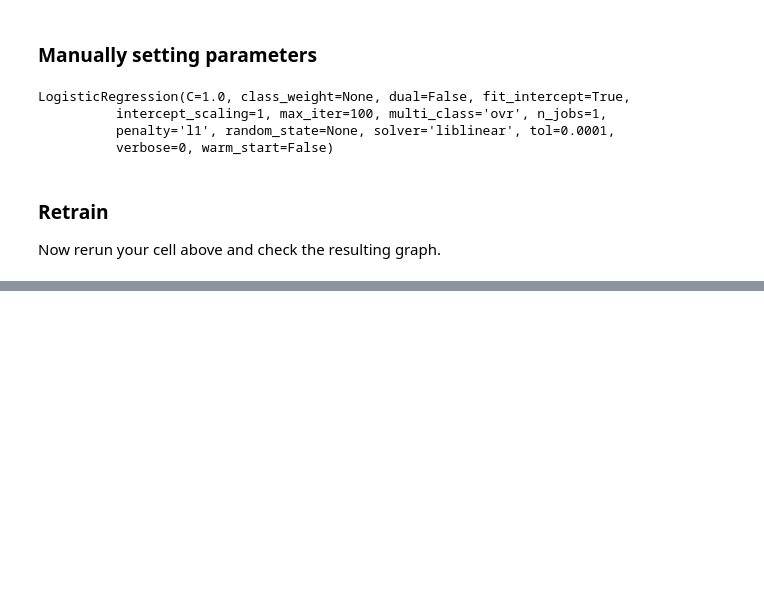
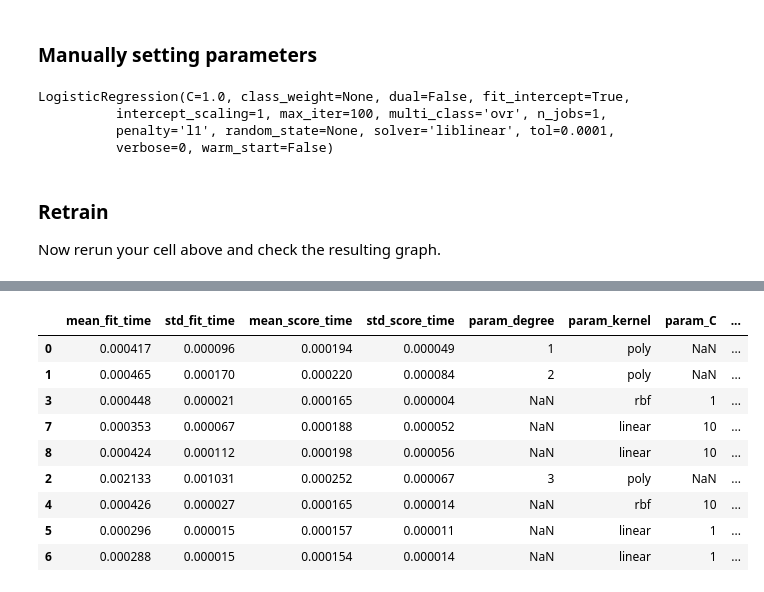
Before and after one commit to breakanalysis/ml-in-3-days, a Jupyter notebook: ML - Do it yourself-Solution.ipynb, the cells around one changed output, grey strips where cells are left out. Cells and saved outputs as stored; diff of their text form; code cells hidden in the pictures; blank space fills up the shorter version.

```diff
--- a/ML - Do it yourself-Solution.ipynb
+++ b/ML - Do it yourself-Solution.ipynb
@@ -410,0 +446,30 @@ Now rerun your cell above and check the resulting graph.
+# %%
+from sklearn import svm, datasets
+from sklearn.model_selection import GridSearchCV
+import pandas as pd
+
+iris = datasets.load_iris()
+digits = datasets.load_digits()
+
+parameters = [{'kernel':['poly'], 'degree':[1, 2,3]}, {'kernel': ['rbf'], 'C': [1,10]}, {'kernel': ['linear'], 'C': [1,10], 'gamma': [0.1,1]}]
+svc = svm.SVC()
+clf = GridSearchCV(svc, parameters, cv=10)
+clf.fit(iris.data, iris.target)
+#clf.fit(digits.data, digits.target)
+df = pd.DataFrame(clf.cv_results_)
+# should be 9 parameter settings
+assert df.shape[0] == 9
+df.sort_values('mean_test_score', ascending=False, inplace=True)
+important_cols = [col for col in df.columns.values if not 'split' in col]
+df[important_cols]
+# %% [output]
+|  | mean_fit_time | std_fit_time | mean_score_time | std_score_time | param_degree | param_kernel | param_C | ... |
+| 0 | 0.000417 | 0.000096 | 0.000194 | 0.000049 | 1 | poly | NaN | ... |
+| 1 | 0.000465 | 0.000170 | 0.000220 | 0.000084 | 2 | poly | NaN | ... |
+| 3 | 0.000448 | 0.000021 | 0.000165 | 0.000004 | NaN | rbf | 1 | ... |
+| 7 | 0.000353 | 0.000067 | 0.000188 | 0.000052 | NaN | linear | 10 | ... |
+| 8 | 0.000424 | 0.000112 | 0.000198 | 0.000056 | NaN | linear | 10 | ... |
+| 2 | 0.002133 | 0.001031 | 0.000252 | 0.000067 | 3 | poly | NaN | ... |
+| 4 | 0.000426 | 0.000027 | 0.000165 | 0.000014 | NaN | rbf | 10 | ... |
+| 5 | 0.000296 | 0.000015 | 0.000157 | 0.000011 | NaN | linear | 1 | ... |
+| 6 | 0.000288 | 0.000015 | 0.000154 | 0.000014 | NaN | linear | 1 | ... |
```
Also changed, not shown: parts of 17 cells of this notebook.
